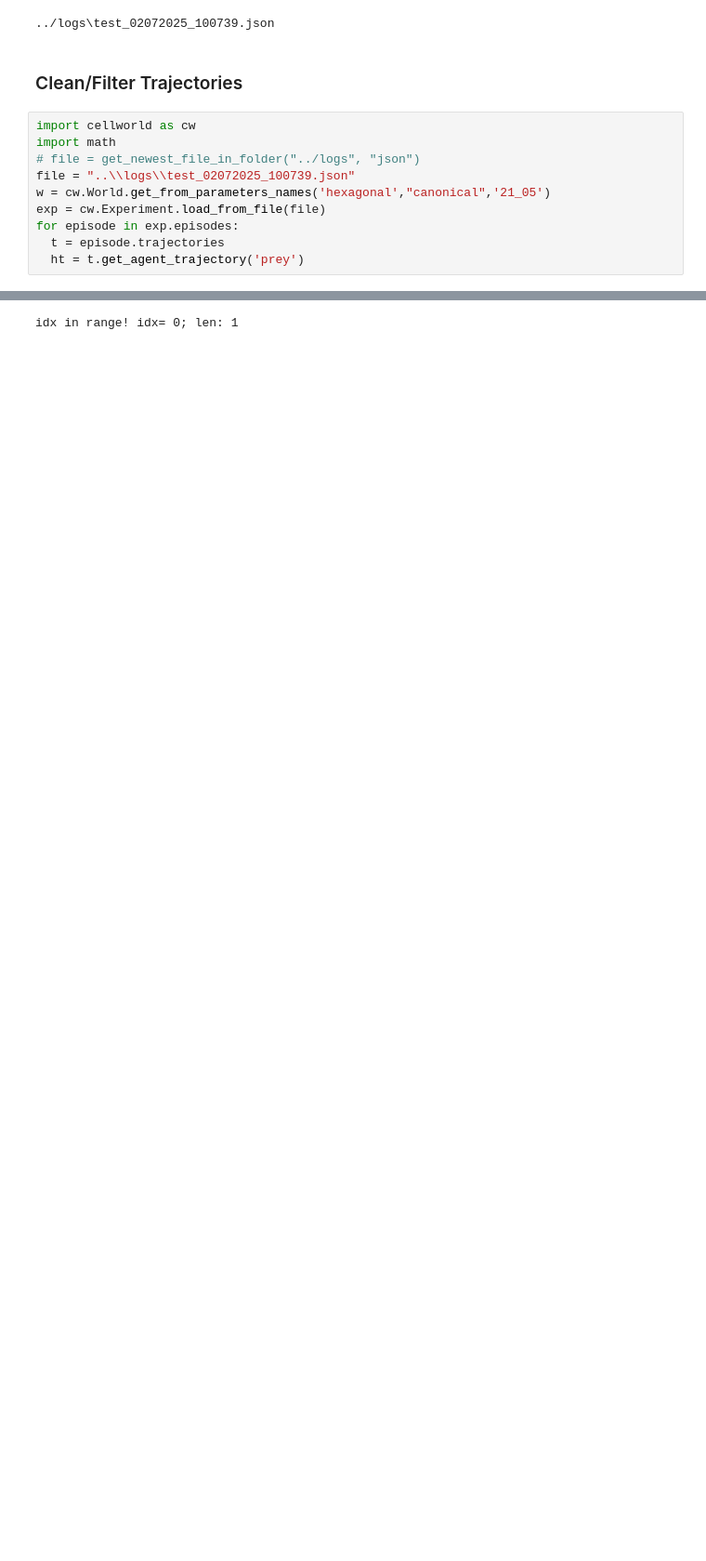
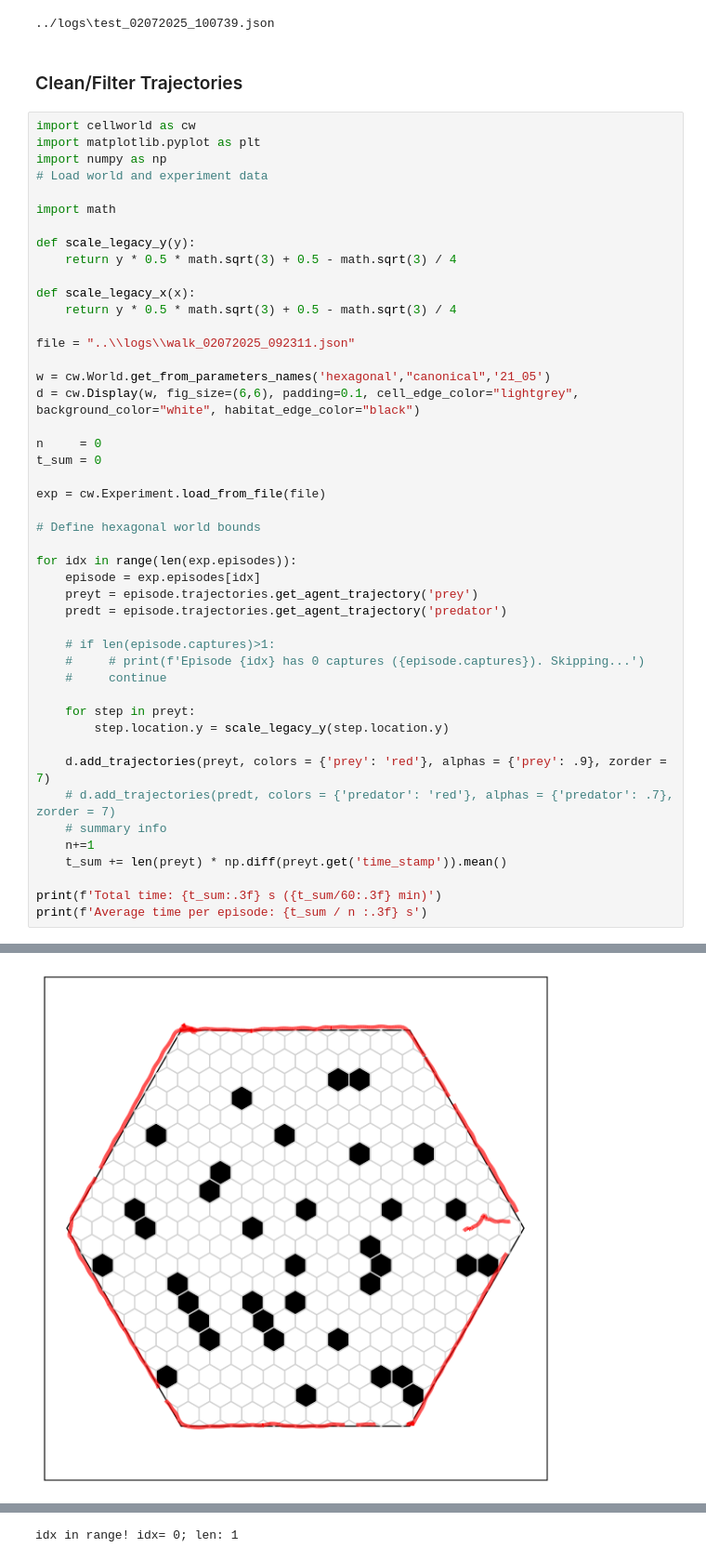
Before and after one commit to felixmaldonadoos/CellworldServer, a Jupyter notebook: python/visualization/plotting.ipynb, the cells around one changed output, grey strips where cells are left out. Shown at 93% size. Saved outputs shown, nothing was run; the diff lists cells and outputs as text; blank space fills up the shorter version.

```diff
--- a/python/visualization/plotting.ipynb
+++ b/python/visualization/plotting.ipynb
@@ -25,13 +25,50 @@ print(newest_file)
 ../logs\test_02072025_100739.json
 # %% [markdown]
 ### Clean/Filter Trajectories
-# %%
-import cellworld as cw
-import math
-# file = get_newest_file_in_folder("../logs", "json")
-file = "..\\logs\\test_02072025_100739.json"
-w = cw.World.get_from_parameters_names('hexagonal',"canonical",'21_05')
-exp = cw.Experiment.load_from_file(file)
-for episode in exp.episodes:
-  t = episode.trajectories
-  ht = t.get_agent_trajectory('prey')
+# %%
+import cellworld as cw
+import matplotlib.pyplot as plt
+import numpy as np
+# Load world and experiment data
+
+import math
+
+def scale_legacy_y(y):
+    return y * 0.5 * math.sqrt(3) + 0.5 - math.sqrt(3) / 4
+
+def scale_legacy_x(x):
+    return y * 0.5 * math.sqrt(3) + 0.5 - math.sqrt(3) / 4
+
+file = "..\\logs\\walk_02072025_092311.json"
+
+w = cw.World.get_from_parameters_names('hexagonal',"canonical",'21_05')
+d = cw.Display(w, fig_size=(6,6), padding=0.1, cell_edge_color="lightgrey", background_color="white", habitat_edge_color="black")
+
+n     = 0
+t_sum = 0
+
+exp = cw.Experiment.load_from_file(file)
+
+# Define hexagonal world bounds
+
+for idx in range(len(exp.episodes)):
+    episode = exp.episodes[idx]
+    preyt = episode.trajectories.get_agent_trajectory('prey')
+    predt = episode.trajectories.get_agent_trajectory('predator')
+
+    # if len(episode.captures)>1:
+    #     # print(f'Episode {idx} has 0 captures ({episode.captures}). Skipping...')
+    #     continue
+
+    for step in preyt:
+        step.location.y = scale_legacy_y(step.location.y)
+
+    d.add_trajectories(preyt, colors = {'prey': 'red'}, alphas = {'prey': .9}, zorder = 7)
+    # d.add_trajectories(predt, colors = {'predator': 'red'}, alphas = {'predator': .7}, zorder = 7)
+    # summary info
+    n+=1
+    t_sum += len(preyt) * np.diff(preyt.get('time_stamp')).mean()
+
+print(f'Total time: {t_sum:.3f} s ({t_sum/60:.3f} min)')
+print(f'Average time per episode: {t_sum / n :.3f} s')
+# %% [output]
@@ -38,3 +77,4 @@ for episode in exp.episodes:
+[figure, added]
 # %%
 import cellworld as cw
 import matplotlib.pyplot as plt
```
Also changed, not shown: parts of 1 cell of this notebook, 3 other files.
